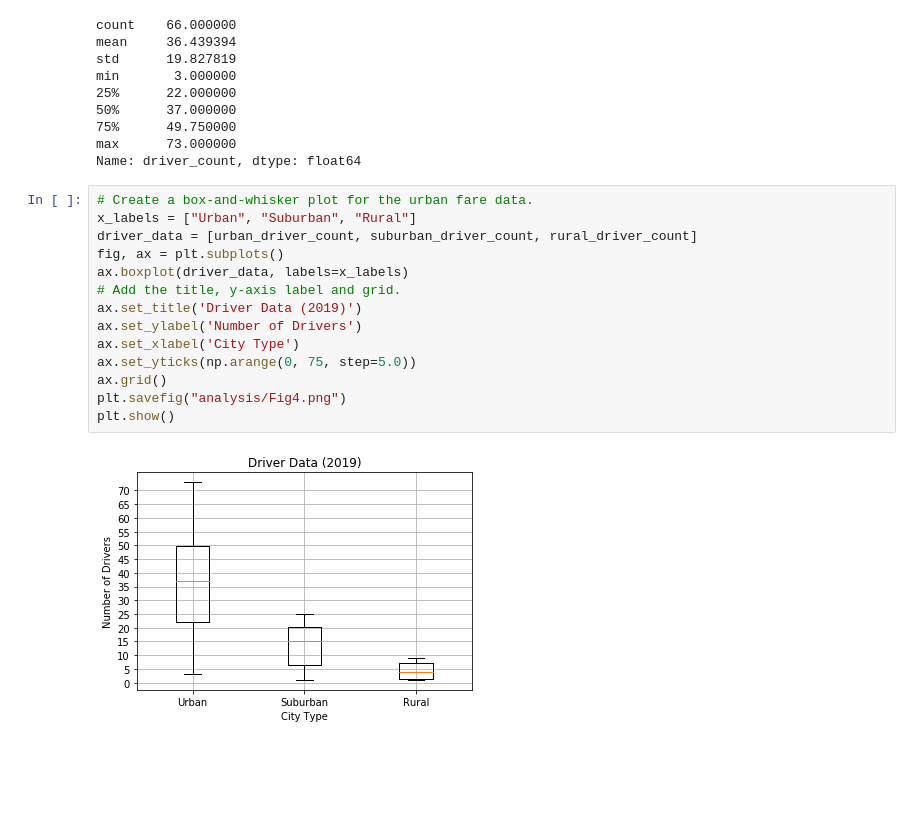
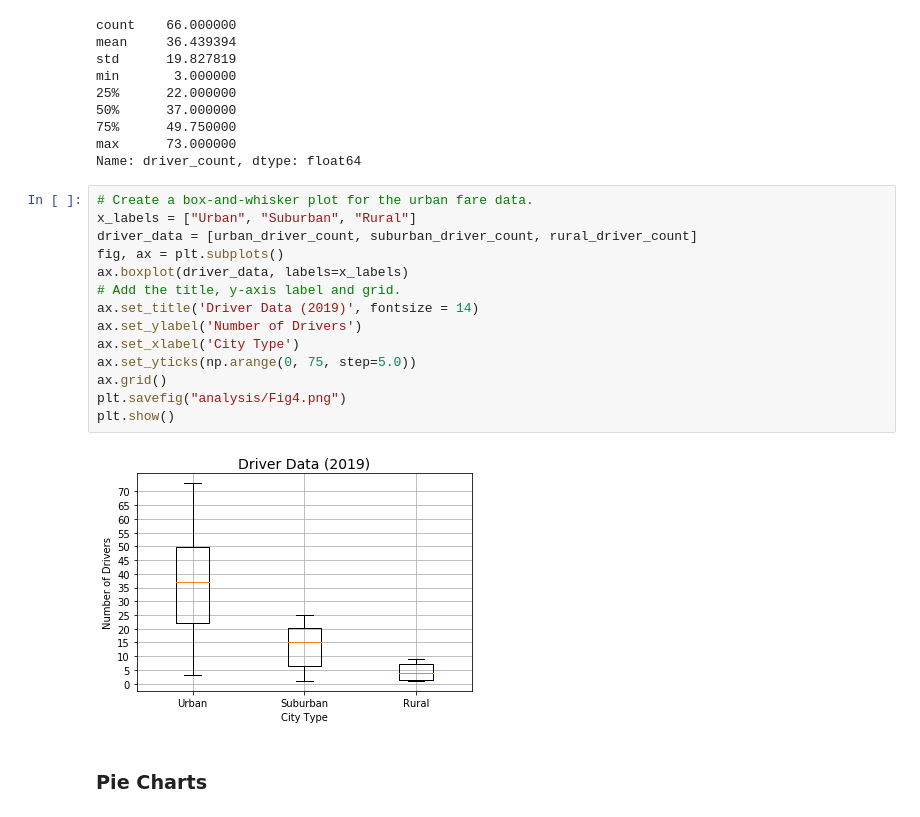
Before and after one commit to reed-boeger/PyBer_Analysis, a Jupyter notebook: PyBer.ipynb, the cells around one changed output. Saved outputs shown, nothing was run; the diff lists cells and outputs as text; blank space fills up the shorter version.

Commit message:
added pie charts

```diff
--- a/PyBer.ipynb
+++ b/PyBer.ipynb
@@ -470,16 +470,18 @@ Name: driver_count, dtype: float64
 # %%
 # Create a box-and-whisker plot for the urban fare data.
 x_labels = ["Urban", "Suburban", "Rural"]
 driver_data = [urban_driver_count, suburban_driver_count, rural_driver_count]
 fig, ax = plt.subplots()
 ax.boxplot(driver_data, labels=x_labels)
 # Add the title, y-axis label and grid.
-ax.set_title('Driver Data (2019)')
+ax.set_title('Driver Data (2019)', fontsize = 14)
 ax.set_ylabel('Number of Drivers')
 ax.set_xlabel('City Type')
 ax.set_yticks(np.arange(0, 75, step=5.0))
 ax.grid()
 plt.savefig("analysis/Fig4.png")
 plt.show()
 # %% [output]
-[figure, old version]
+[figure, new version]
+# %% [markdown]
+### Pie Charts
```
Also changed, not shown: parts of 10 cells of this notebook.
